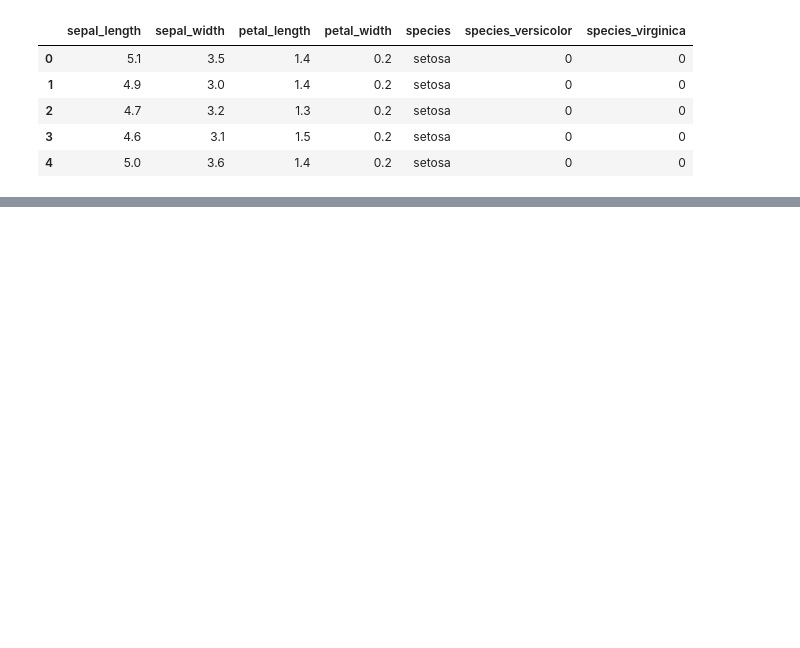
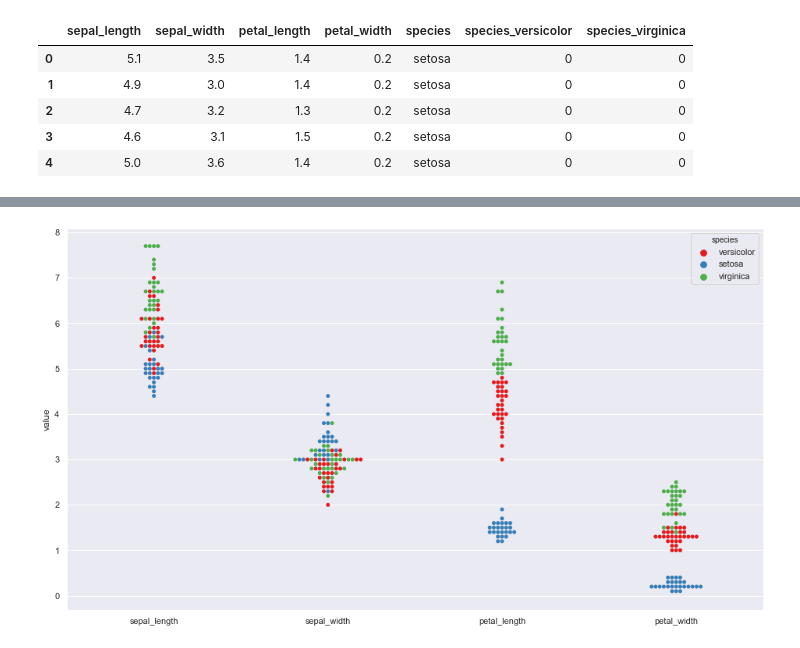
Before and after one commit to Promeos/classification-exercises, a Jupyter notebook: classification_exercises.ipynb, the cells around one changed output, grey strips where cells are left out. Drawn from its saved outputs; the diff is of its cells as text; code cells hidden in the pictures; blank space fills up the shorter version.

```diff
--- a/classification_exercises.ipynb
+++ b/classification_exercises.ipynb
@@ -416,0 +423,3 @@ prepare.prep_iris(df_iris).head()
+# %%
+df_iris = acquire.get_iris_data()
+df_iris = prepare.prep_iris(df_iris)
@@ -416,0 +437,6 @@ prepare.prep_iris(df_iris).head()
+# %%
+train, test = train_test_split(df_iris,
+                               test_size=.3)
+
+train, validate = train_test_split(train,
+                               test_size=.2)
@@ -416,0 +452,16 @@ prepare.prep_iris(df_iris).head()
+# %%
+measurements = train.drop(columns=['species_versicolor',
+                                   'species_virginica']
+                         )
+# %%
+variable_values = measurements.melt(id_vars='species')
+# %%
+sns.swarmplot(data=variable_values,
+              y='value',
+              x='variable',
+              hue='species',
+              palette='Set1'
+             )
+plt.xlabel('');
+# %% [output]
+[figure, added]
```
Also changed, not shown: parts of 47 cells of this notebook, 1 other file.
